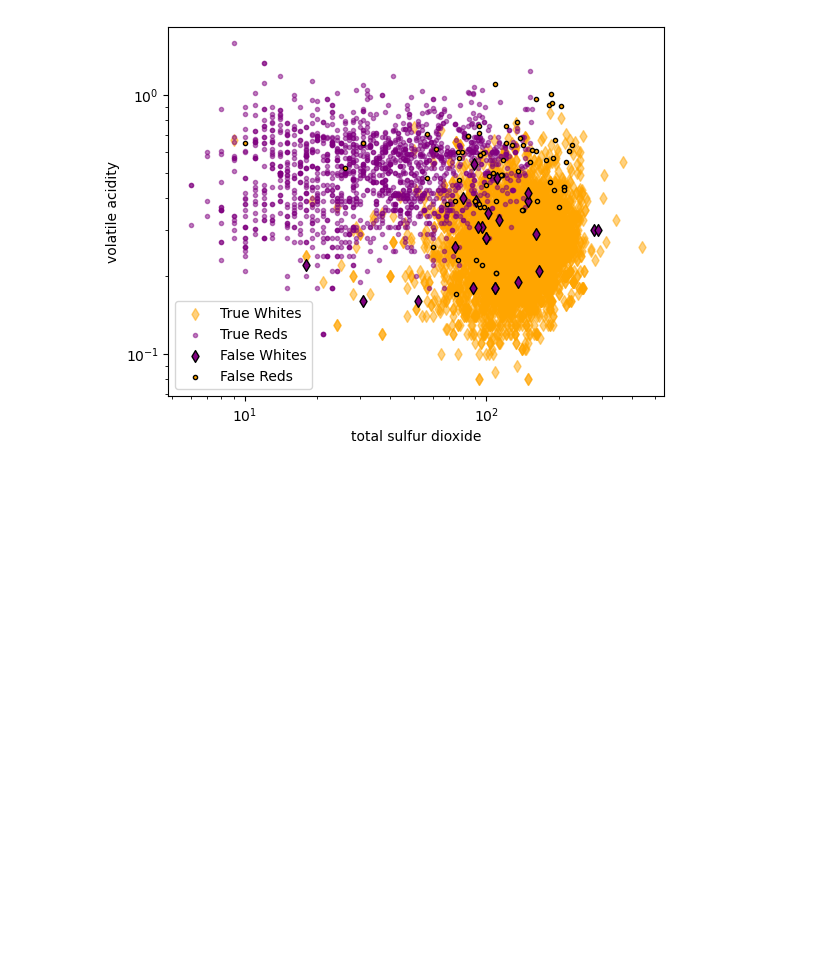
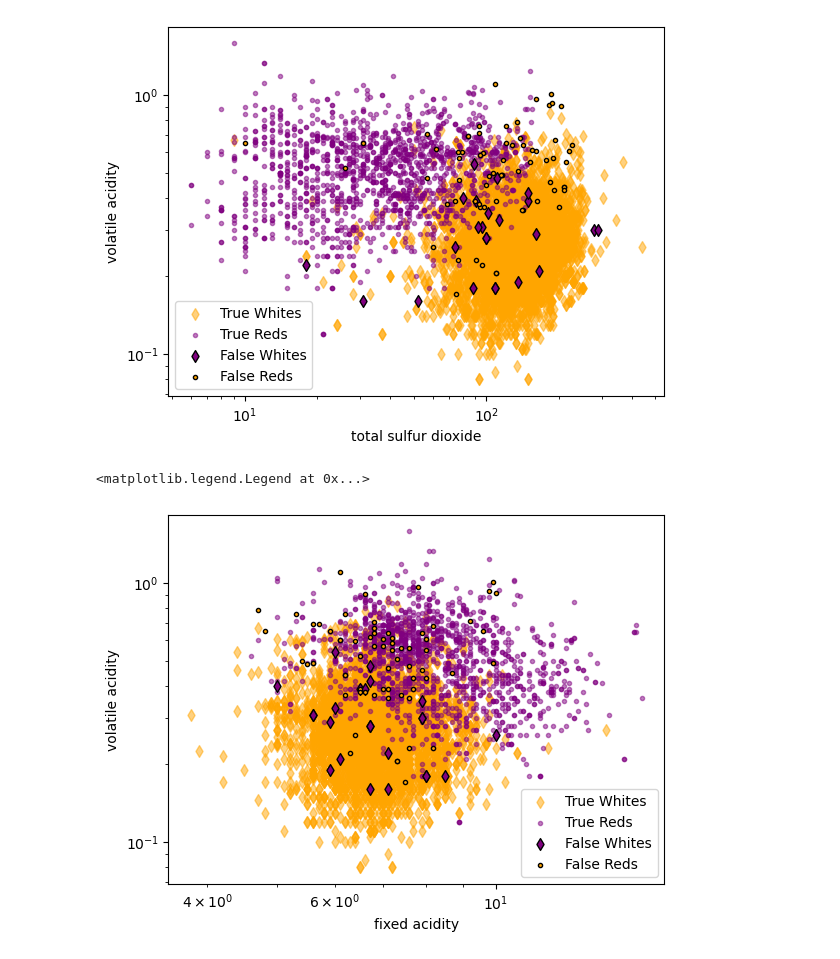
Before and after one commit to nmdollhopf/team1_wine_project, a Jupyter notebook: initial_unsupervised_clustering.ipynb, the cells around one changed output. Cells and saved outputs as stored; diff of their text form; code cells hidden in the pictures; blank space fills up the shorter version.

```diff
--- a/initial_unsupervised_clustering.ipynb
+++ b/initial_unsupervised_clustering.ipynb
@@ -707,3 +707,24 @@ plt.legend()
 # %% [output]
 <matplotlib.legend.Legend at 0x...>
 [figure]
+# %%
+# fixed acidity and volatile acidity
+
+# correct combos: r, 1 = purple circle and w, 0 = orange diamond
+
+plt.scatter(trueWhites['fixed acidity'], trueWhites['volatile acidity'],
+            color='orange', marker='d', label='True Whites', alpha=0.5)
+plt.scatter(trueReds['fixed acidity'], trueReds['volatile acidity'],
+            color='purple', marker='.', label="True Reds", alpha=0.5)
+plt.scatter(falseWhites['fixed acidity'], falseWhites['volatile acidity'],
+            color='purple', marker='d', label='False Whites', edgecolors='k')
+plt.scatter(falseReds['fixed acidity'], falseReds['volatile acidity'],
+            color='orange', marker='.', label='False Reds', edgecolors='k')
+plt.xscale('log')
+plt.yscale('log')
+plt.ylabel("volatile acidity")
+plt.xlabel("fixed acidity")
+plt.legend()
+# %% [output]
+<matplotlib.legend.Legend at 0x...>
+[figure, added]
```
Also changed, not shown: parts of 3 cells of this notebook, 2 other files.
